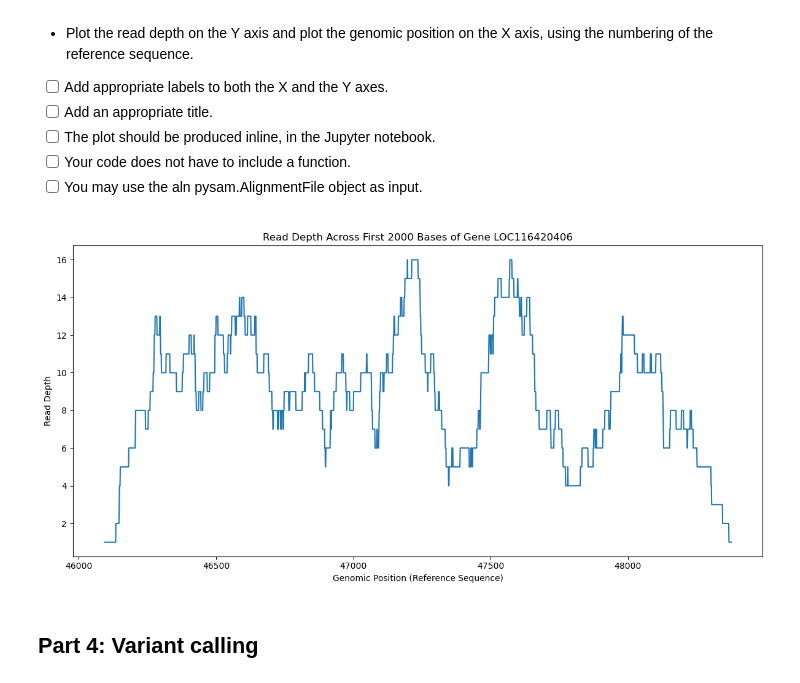
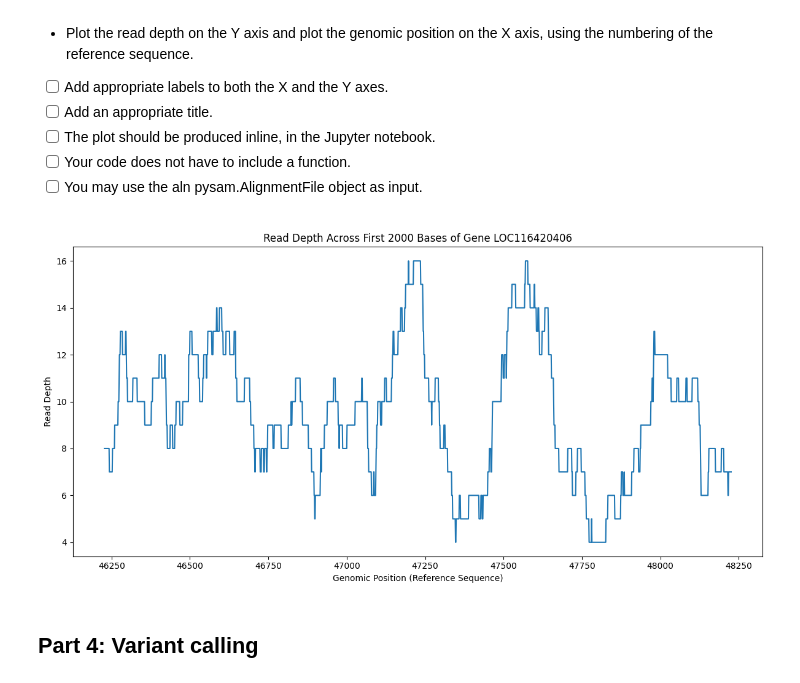
Before and after one commit to hanning-chen/COMP90016, a Jupyter notebook: Assignment_2_2025.ipynb, the cells around one changed output. Drawn from its saved outputs; the diff is of its cells as text; code cells hidden in the pictures.

```diff
--- a/Assignment_2_2025.ipynb
+++ b/Assignment_2_2025.ipynb
@@ -794,36 +787,40 @@ import seaborn
 # Define start and end of the first 2000 bases of LOC116420406
 
 #%%bash
 #samtools view -h ./align/alignment.bam | awk '$1 ~ /^@/ || $5 == 0' | samtools view -bS - > poorly_mapped.bam
 #samtools fastq poorly_mapped.bam > poorly_mapped.fastq
 #fastqc poorly_mapped.fastq
 
 #%%bash
 #samtools depth -r s_harrisii_sample:46227-67944 ./align/alignment.bam | awk '{sum += $3} END {print sum/NR}'
 #samtools depth ./align/alignment.bam | awk '{sum += $3} END {print sum/NR}'
 
 start_pos = 46227
 end_pos = start_pos + 2000  # 48227
 
 # Initialize lists for plotting
 positions = []
 depths = []
 
 # Collect depth data using pileup
 for pileupcolumn in aln.pileup('s_harrisii_sample', start=start_pos, stop=end_pos):
-    positions.append(pileupcolumn.pos + 1)  # Convert from 0-based to 1-based
-    depths.append(pileupcolumn.nsegments)  # Read depth at this position
+    if start_pos <= pileupcolumn.pos + 1 < end_pos:
+        positions.append(pileupcolumn.pos + 1)  # Convert from 0-based to 1-based
+        depths.append(pileupcolumn.nsegments)  # Read depth at this position
+
+    if pileupcolumn.nsegments != pileupcolumn.n:
+        print(f'Indel detected at {pileupcolumn.pos}')
 
 
 plt.figure(figsize=(12, 6))
 seaborn.lineplot(x=positions, y=depths)
 plt.xlabel('Genomic Position (Reference Sequence)')
 plt.ylabel('Read Depth')
 plt.title('Read Depth Across First 2000 Bases of Gene LOC116420406')
 plt.tight_layout()
 plt.show()
 # %% [output]
-[figure, old version]
+[figure, new version]
 # %% [markdown]
 ## Part 4: Variant calling
 # %% [markdown]
```
Also changed, not shown: parts of 3 cells of this notebook.
